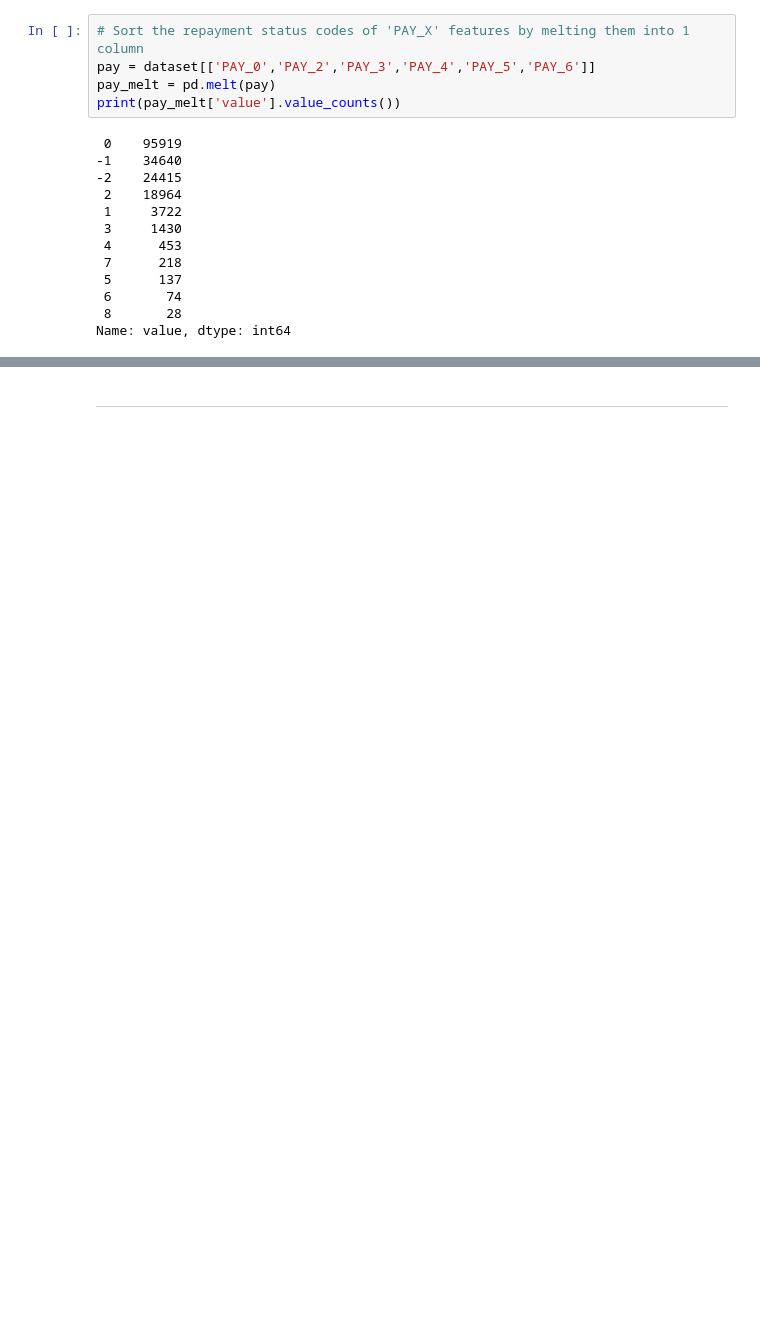
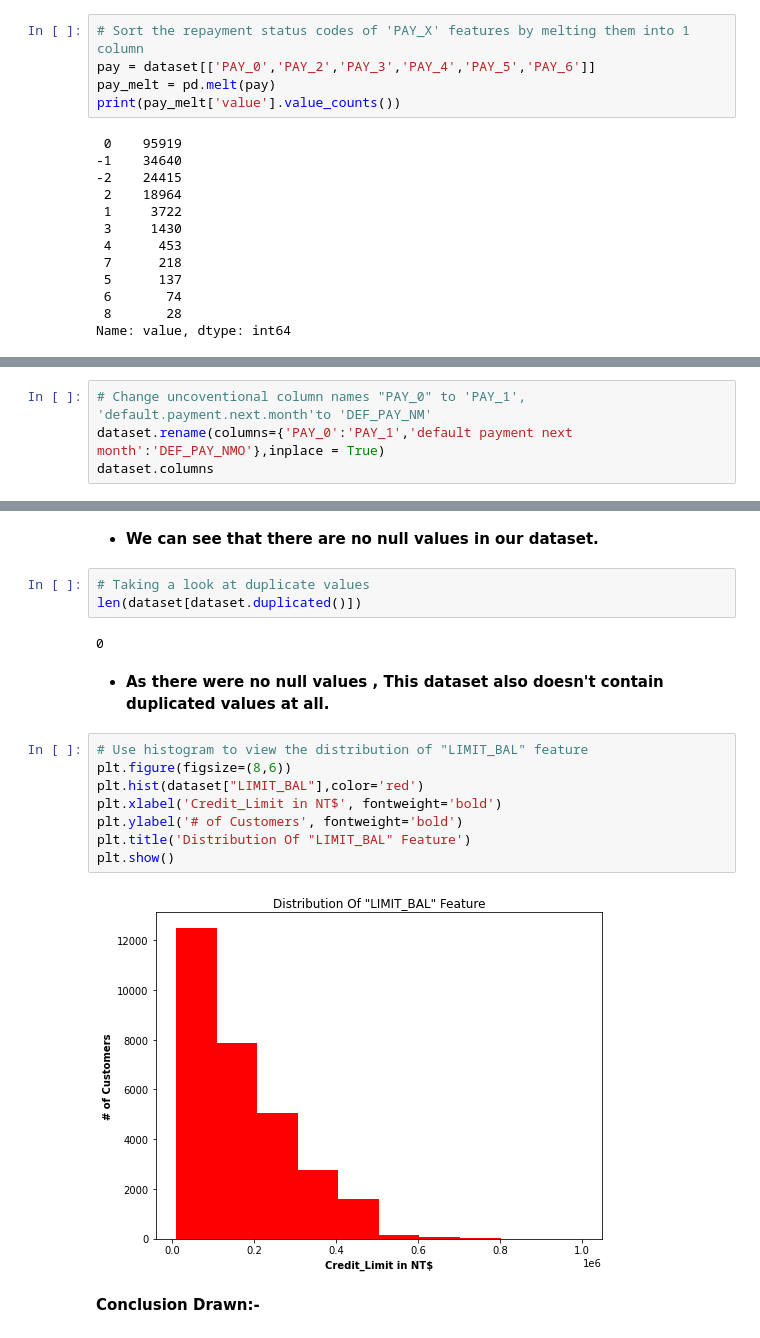
Before and after one commit to Adityasingh3008/CREDIT-CARD-DEFAULT-PREDICTION, a Jupyter notebook: Individual_Notebook_Credit_Card_Default_Prediction_(Capstone_Project_3).ipynb, the cells around one changed output, grey strips where cells are left out. Drawn from its saved outputs; the diff is of its cells as text; blank space fills up the shorter version.

```diff
--- a/Individual_Notebook_Credit_Card_Default_Prediction_(Capstone_Project_3).ipynb
+++ b/Individual_Notebook_Credit_Card_Default_Prediction_(Capstone_Project_3).ipynb
@@ -199,0 +199,4 @@ Name: value, dtype: int64
+# %%
+# Change uncoventional column names "PAY_0" to 'PAY_1', 'default.payment.next.month'to 'DEF_PAY_NM'
+dataset.rename(columns={'PAY_0':'PAY_1','default payment next month':'DEF_PAY_NMO'},inplace = True)
+dataset.columns
@@ -200,2 +233,21 @@ Name: value, dtype: int64
+# %% [markdown]
+* **We can see that there are no null values in our dataset.**
+# %%
+# Taking a look at duplicate values
+len(dataset[dataset.duplicated()])
+# %% [output]
+0
+# %% [markdown]
+* **As there were no null values , This dataset also doesn't contain duplicated values at all.**
+# %%
+# Use histogram to view the distribution of "LIMIT_BAL" feature
+plt.figure(figsize=(8,6))
+plt.hist(dataset["LIMIT_BAL"],color='red')
+plt.xlabel('Credit_Limit in NT$', fontweight='bold')
+plt.ylabel('# of Customers', fontweight='bold')
+plt.title('Distribution Of "LIMIT_BAL" Feature')
+plt.show()
+# %% [output]
+[figure, added]
 # %% [markdown]
-* **
+**Conclusion Drawn:-**
```
Also changed, not shown: parts of 30 cells of this notebook.
